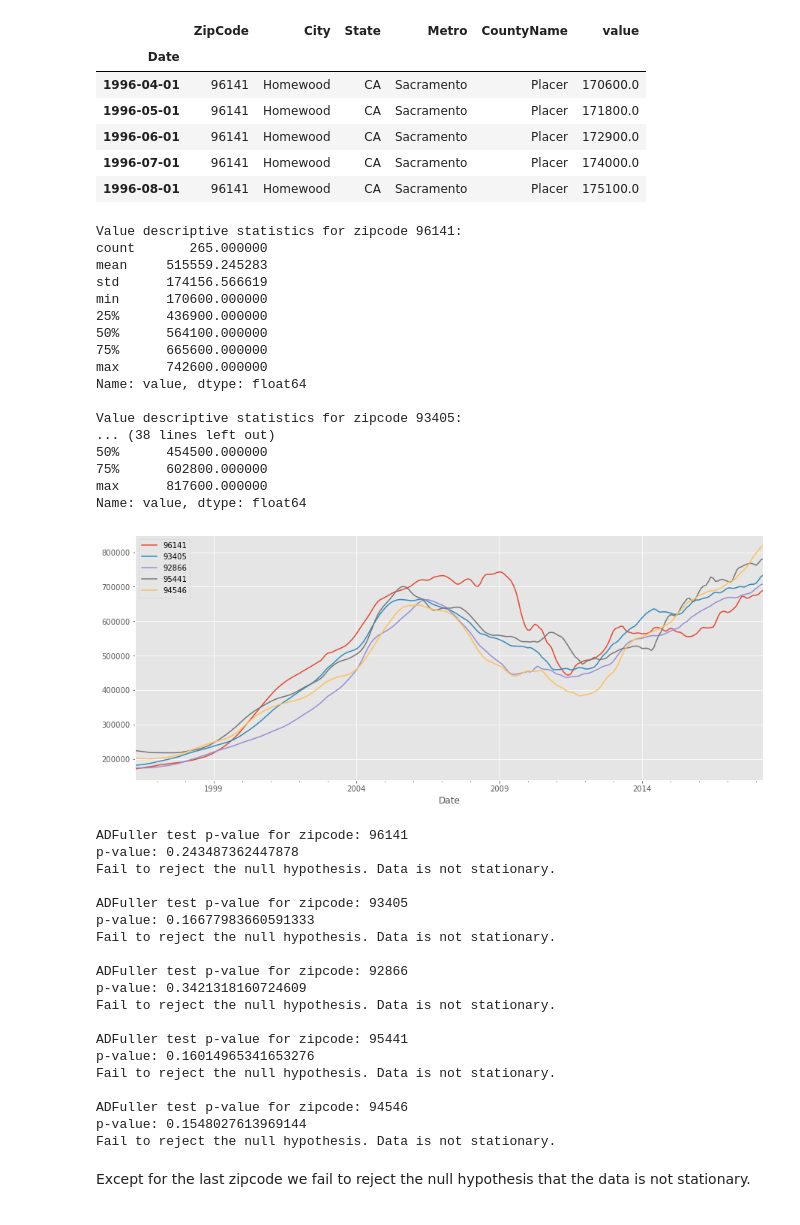
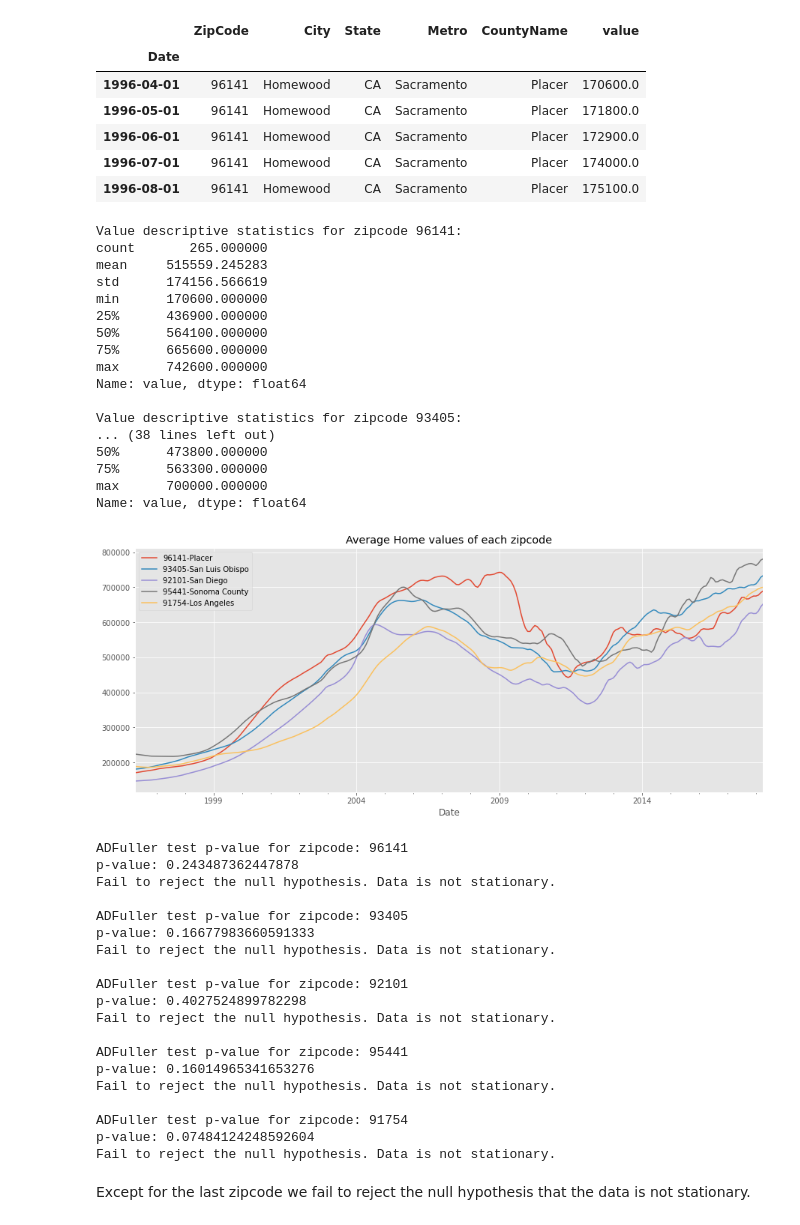
Before and after one commit to Milenaafeworki/Time-Series-prediction, a Jupyter notebook: starter_notebook.ipynb, the cells around one changed output. Drawn from its saved outputs; the diff is of its cells as text; code cells hidden in the pictures.

```diff
--- a/starter_notebook.ipynb
+++ b/starter_notebook.ipynb
@@ -725,8 +739,28 @@ for zc in ziplist:
                      seasonal_order=gridsearch_model.seasonal_order).fit()
 
     ## Get predictions
-    pred  = model3.get_forecast(steps=36)#start=test.index[0],end=test.index[-1])
+    pred  = model3.get_forecast(steps=36)#start=test.index[0],end=test.index[-36])
     pred_df = forecast_to_df(pred,zc)
+
+    # Get the real and predicted values
+    output = model3.get_prediction(start='2015-01',end='2018-04', dynamic=True)
+    value_forcasted = output.predicted_mean
+    print('Predicted mean budget: ', round(value_forcasted[-1], 1))
+    value_truth = test[:]
+
+    train_pred = model3.get_prediction(start='1996-04',end='2015-01', dynamic=True)
+    train_forcast = train_pred.predicted_mean
+    train_truth = train[:]
+
+     # Compute the root mean square error for train set
+    mse_train = ((train_forcast - train_truth) ** 2).mean()
+    rmse_train = sqrt(mse_train)
+    print('SARIMA model RMSE on train data: {}'.format(round(rmse_train, 1)))
+
+    # Compute the root mean square error for test set
+    mse = ((value_forcasted - value_truth) ** 2).mean()
+    rmse = sqrt(mse)
+    print('SARIMA model RMSE on test data: {}'.format(round(rmse, 1)))
 
     ## Save info to dict
     zipcode_d['pred_df'] = pred_df
@@ -796,16 +836,21 @@ From the predictions, we can see that the best zip codes are 96141, 95441, 92866
 # %%
+
 zip_96141 = melted_df[melted_df.ZipCode == '96141']
 zip_93405 = melted_df[melted_df.ZipCode == '93405']
-zip_92866 = melted_df[melted_df.ZipCode == '92866']
+# zip_92866 = melted_df[melted_df.ZipCode == '92866']
+zip_92101 = melted_df[melted_df.ZipCode == '92101']
 zip_95441 = melted_df[melted_df.ZipCode == '95441']
-zip_94546 = melted_df[melted_df.ZipCode == '94546']
+# zip_94546 = melted_df[melted_df.ZipCode == '94546']
+zip_91754 = melted_df[melted_df.ZipCode == '91754']
 # %%
 zip_df = pd.DataFrame()
 zip_df = zip_df.append(zip_96141)
 zip_df = zip_df.append(zip_93405)
-zip_df = zip_df.append(zip_92866)
+# zip_df = zip_df.append(zip_92866)
+zip_df = zip_df.append(zip_92101)
 zip_df = zip_df.append(zip_95441)
-zip_df = zip_df.append(zip_94546)
+# zip_df = zip_df.append(zip_94546)
+zip_df = zip_df.append(zip_91754)
 zip_df.head()
 # %% [output]
 |  | ZipCode | City | State | Metro | CountyName | value |
@@ -848,16 +893,18 @@ Name: value, dtype: float64
 
 Value descriptive statistics for zipcode 93405:
 ... (38 lines left out)
-50%      454500.000000
-75%      602800.000000
-max      817600.000000
+50%      473800.000000
+75%      563300.000000
+max      700000.000000
 Name: value, dtype: float64
 # %%
 for i in range(5):
     zip_ts[i].value.plot(label=zip_ts[i].ZipCode[0],figsize=(15,6))
-    plt.legend()
+    plt.title('Average Home values of each zipcode')
+    plt.legend(['96141-Placer', '93405-San Luis Obispo', '92101-San Diego',
+                '95441-Sonoma County', '91754-Los Angeles'])
 # %% [output]
-[figure, old version]
+[figure, new version]
 # %%
 #Calculate monthly returns in new column 'ret' for each zipcode.
 for zc in range(len(zip_ts)):
@@ -882,16 +929,16 @@ ADFuller test p-value for zipcode: 93405
 p-value: 0.16677983660591333
 Fail to reject the null hypothesis. Data is not stationary.
 
-ADFuller test p-value for zipcode: 92866
-p-value: 0.3421318160724609
+ADFuller test p-value for zipcode: 92101
+p-value: 0.4027524899782298
 Fail to reject the null hypothesis. Data is not stationary.
 
 ADFuller test p-value for zipcode: 95441
 p-value: 0.16014965341653276
 Fail to reject the null hypothesis. Data is not stationary.
 
-ADFuller test p-value for zipcode: 94546
-p-value: 0.1548027613969144
+ADFuller test p-value for zipcode: 91754
+p-value: 0.07484124248592604
 Fail to reject the null hypothesis. Data is not stationary.
 # %% [markdown]
 Except for the last zipcode we fail to reject the null hypothesis that the data is not stationary.
```
Also changed, not shown: parts of 44 cells of this notebook, 16 other files.
